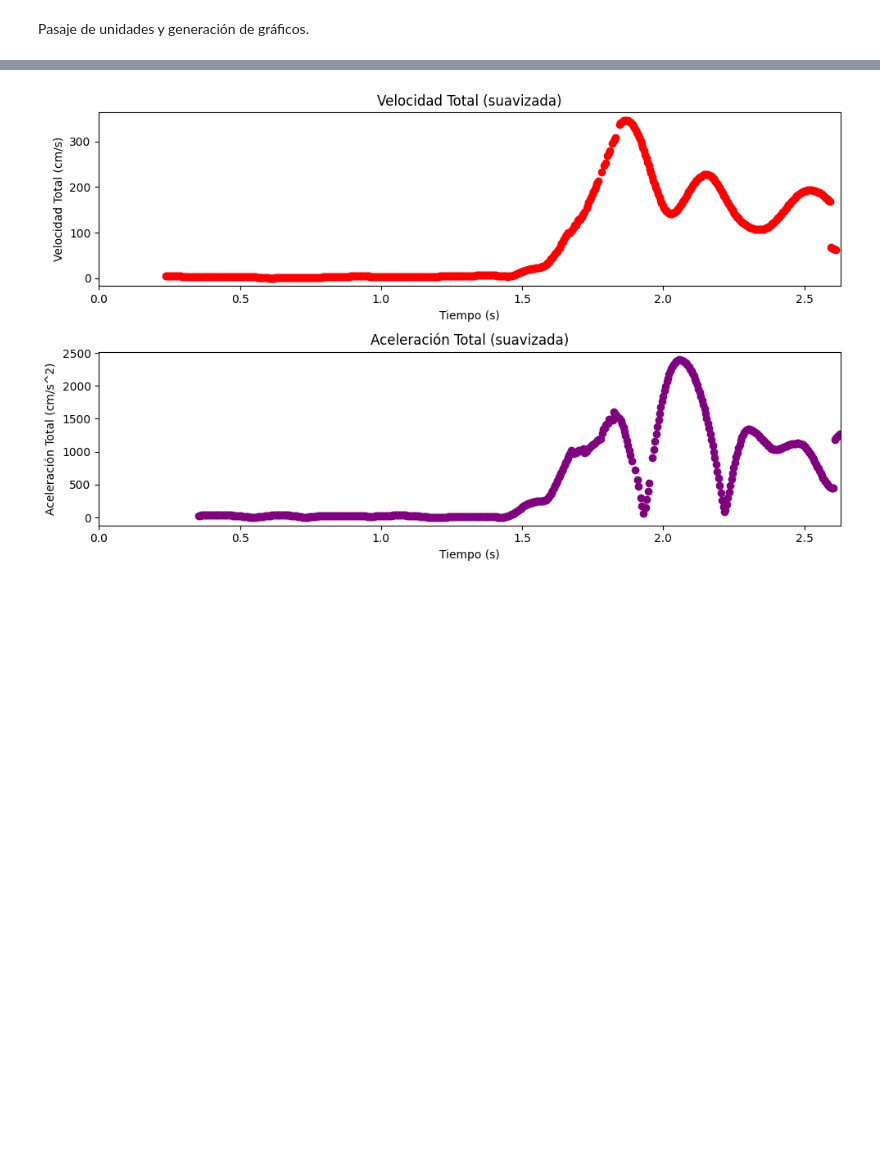
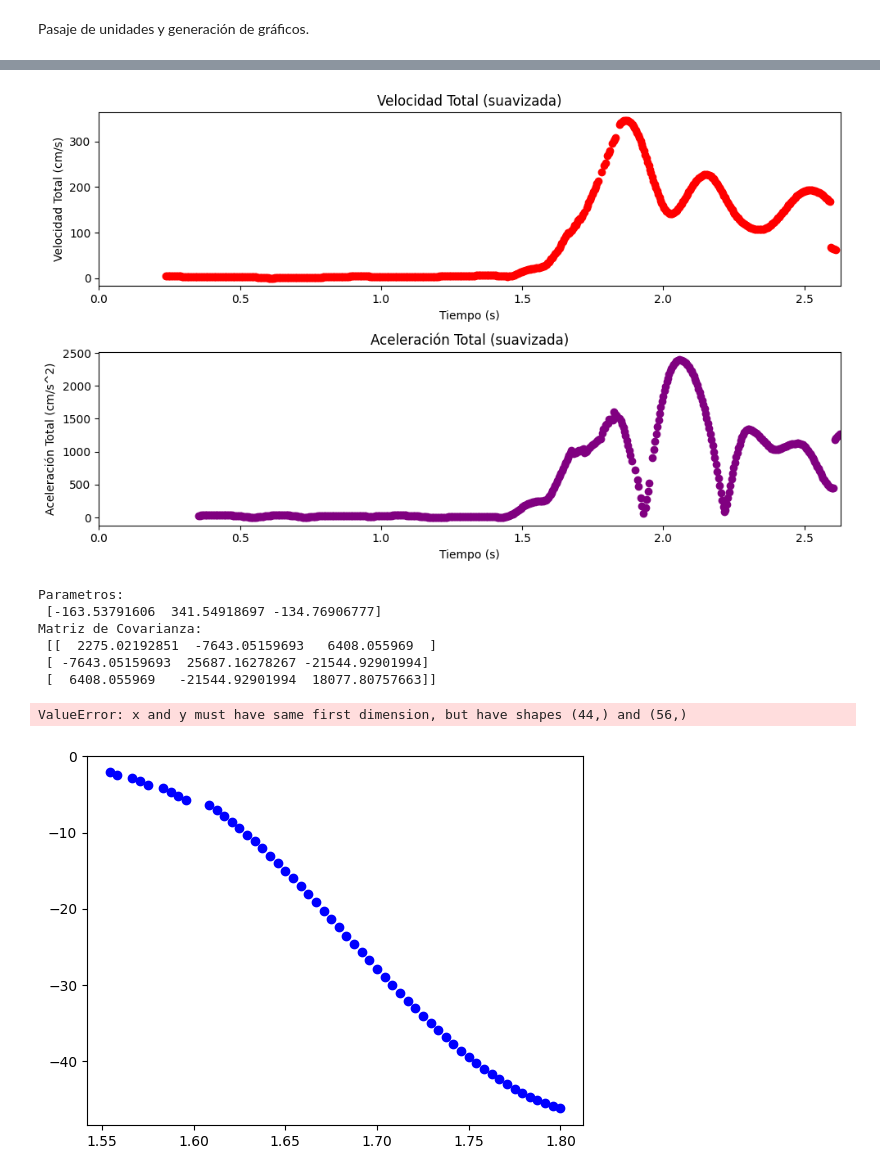
Before and after one commit to ThoMintz/proyectofisica-nextjs, a Jupyter notebook: trackerUnPique.ipynb, the cells around one changed output, grey strips where cells are left out. Drawn from its saved outputs; the diff is of its cells as text; code cells hidden in the pictures; blank space fills up the shorter version.

Commit message:
error tiro con pique masomenos
esta bastante choto pero bueno

```diff
--- a/trackerUnPique.ipynb
+++ b/trackerUnPique.ipynb
@@ -103,6 +103,7 @@ import numpy as np
 import matplotlib.pyplot as plt
 from scipy.signal import savgol_filter
 import scipy.signal
+
 # Leer los datos desde position.csv
 df = pd.read_csv('positionUnPique.csv')
 
@@ -276,30 +277,63 @@ for tiempo_minimo in minimos_tiempos_ay_filtrados:
              fontsize=10, fontweight='bold')
 
 
 plt.tight_layout()
 plt.show()
 
 # Gráfico 4: Velocidad total y Aceleración total en gráficos separados
 plt.figure(figsize=(10, 6))
 
 plt.subplot(2, 1, 1)
 plt.scatter(df['time_real'] + delay, df['v_total'], label='Velocidad Total', color='red')
 plt.title('Velocidad Total (suavizada)')
 plt.xlabel('Tiempo (s)')
 plt.ylabel('Velocidad Total (cm/s)')
 plt.xlim([0, time_max])  # Forzar que el eje X empiece en 0
 
 plt.subplot(2, 1, 2)
 plt.scatter(df['time_real']  + delay * 1.5, df['a_total'], label='Aceleración Total', color='purple')
 plt.title('Aceleración Total (suavizada)')
 plt.xlabel('Tiempo (s)')
 plt.ylabel('Aceleración Total (cm/s^2)')
 plt.xlim([0, time_max])  # Forzar que el eje X empiece en 0
 
 plt.tight_layout()
 plt.show()
+
+#MANEJO DE ERRORES
+
+from scipy.optimize import curve_fit
+def posicion_y(t, a, b, c):
+    y = a * t**2 + b * t + c
+    return y
+
+filtered_y_values = df[(df['time_real'] >= 1.55) & (df['time_real'] <= 1.8)]['y_smooth_cm'] #DESDE QUE LA SUELTA AL PIQUE
+filtered_time_values = df[(df['time_real'] >= 1.55) & (df['time_real'] <= 1.8)]['time_real']
+
+
+params, covariance = curve_fit(posicion_y, filtered_time_values, filtered_y_values)
+
+print("Parametros:\n", params)
+print("Matriz de Covarianza:\n", covariance)
+
+x_fit = np.linspace(min(filtered_time_values), max(filtered_time_values), 56)
+y_fit = posicion_y(filtered_time_values, *params)
+
+# Graficar datos y ajuste
+plt.scatter(filtered_time_values, filtered_y_values, label='Datos', color='blue')
+plt.plot(x_fit, y_fit, label='Ajuste', color='red')
+plt.legend()
+plt.show()
 # %% [output]
 [figure]
 [figure]
 [figure]
 [figure]
+Parametros:
+ [-163.53791606  341.54918697 -134.76906777]
+Matriz de Covarianza:
+ [[  2275.02192851  -7643.05159693   6408.055969  ]
+ [ -7643.05159693  25687.16278267 -21544.92901994]
+ [  6408.055969   -21544.92901994  18077.80757663]]
+ValueError: x and y must have same first dimension, but have shapes (44,) and (56,)
+[figure, added]
```
Also changed, not shown: 1 other file.
